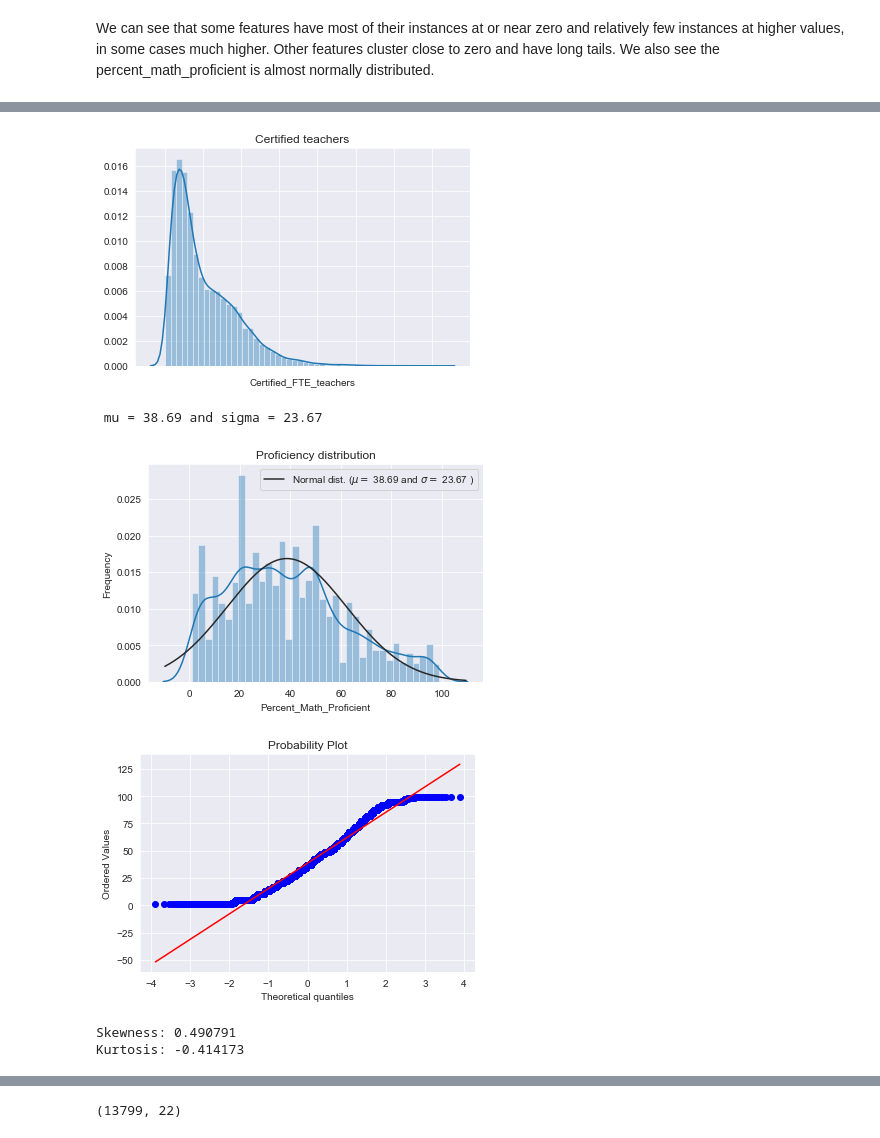
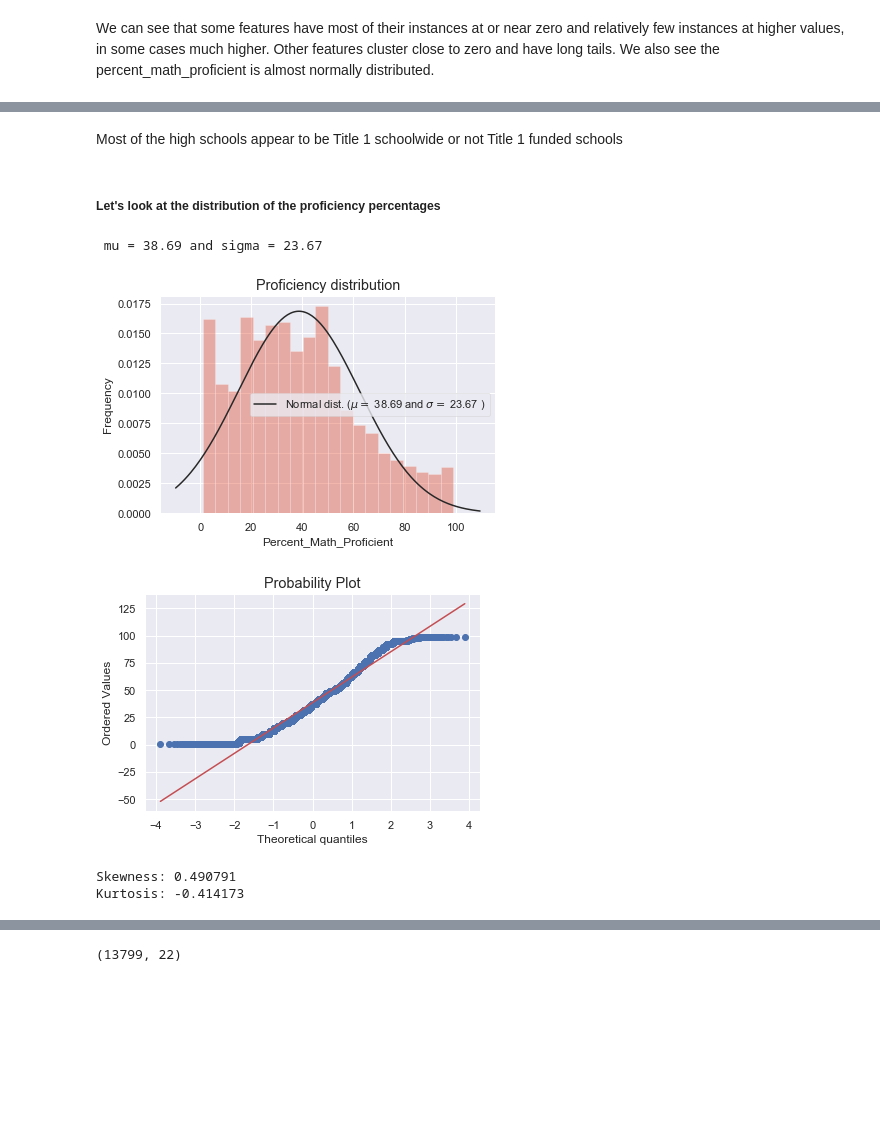
Before and after one commit to dansari12/Identifying-features-to-predict-high-school-assessment-proficiency, a Jupyter notebook: Phase3/Notebooks/Math_data_EDA_Classification_Modeling.ipynb, the cells around one changed output, grey strips where cells are left out. Drawn from its saved outputs; the diff is of its cells as text; code cells hidden in the pictures; blank space fills up the shorter version.

```diff
--- a/Phase3/Notebooks/Math_data_EDA_Classification_Modeling.ipynb
+++ b/Phase3/Notebooks/Math_data_EDA_Classification_Modeling.ipynb
@@ -180,0 +199,10 @@ We can see that some features have most of their instances at or near zero and r
+# %%
+plt.style.use('ggplot')
+
+plt.barh(math_high.NAME, math_high.Percent_Math_Proficient, color='green')
+plt.ylabel("School Names")
+plt.xlabel("Percent Math Proficient")
+plt.title("Top 5 high schools with highest percent math proficiency")
+plt.xlim(0.0, 100.0)
+
+plt.show()
@@ -180,0 +227,10 @@ We can see that some features have most of their instances at or near zero and r
+# %%
+plt.style.use('ggplot')
+
+plt.barh(math_low.NAME, math_low.Percent_Math_Proficient, color='green')
+plt.ylabel("School Names")
+plt.xlabel("Percent Math Proficient")
+plt.title("Top 5 high schools with highest percent math proficiency")
+plt.xlim(0.0, 100.0)
+
+plt.show()
@@ -191,10 +249,4 @@ plt.show()
-# %%
-sns.set_style('darkgrid')
-cert=math['Certified_FTE_teachers']
-_plt = sns.distplot(cert)
-_plt.set_title('Certified teachers')
-_plt.set_xticklabels(_plt.get_xticklabels(), rotation=45, horizontalalignment='right')
-plt.savefig('/Users/dansa/Documents/Certified_FTE_teachers_M_dist.png', dpi=300, bbox_inches='tight')
-plt.show()
-# %% [output]
-[figure, removed]
+# %% [markdown]
+Most of the high schools appear to be Title 1 schoolwide or not Title 1 funded schools
+# %% [markdown]
+##### Let's look at the distribution of the proficiency percentages
@@ -201,27 +268,25 @@ plt.show()
 # %%
+from scipy.stats import norm
 # Plot Histogram
-from scipy.stats import norm
-sns.distplot(math['Percent_Math_Proficient'] , fit=norm);
-# weights = np.ones_like(np.array(math['Percent_Math_Proficient']))/float(len(np.array(math['Percent_Math_Proficient'])))
-# plt.hist(math['Percent_Math_Proficient'], weights=weights, bins = 100)
+sns.distplot(math['Percent_Math_Proficient'] , bins=20, kde=False, fit=stats.norm);
 
 # Get the fitted parameters used by the function
 (mu, sigma) = norm.fit(math['Percent_Math_Proficient'])
 print( '\n mu = {:.2f} and sigma = {:.2f}\n'.format(mu, sigma))
 plt.legend(['Normal dist. ($\mu=$ {:.2f} and $\sigma=$ {:.2f} )'.format(mu, sigma)],
             loc='best')
 plt.ylabel('Frequency')
 plt.title('Proficiency distribution')
 
 fig = plt.figure()
 res = stats.probplot(math['Percent_Math_Proficient'], plot=plt)
 plt.show()
 
 print("Skewness: %f" % math['Percent_Math_Proficient'].skew())
 print("Kurtosis: %f" % math['Percent_Math_Proficient'].kurt())
 # %% [output]
  mu = 38.69 and sigma = 23.67
-[figure, old version]
+[figure, new version]
-[figure, old version]
+[figure, new version]
 Skewness: 0.490791
 Kurtosis: -0.414173
```
Also changed, not shown: parts of 73 cells of this notebook, 2 other files.
